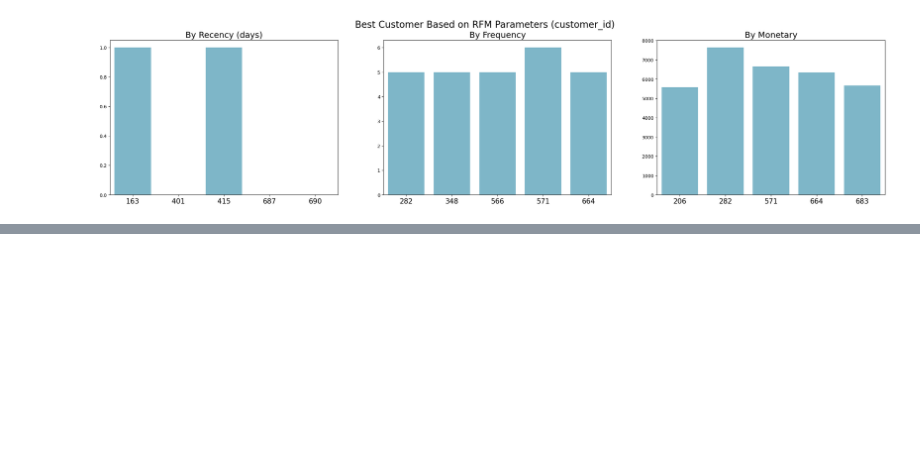
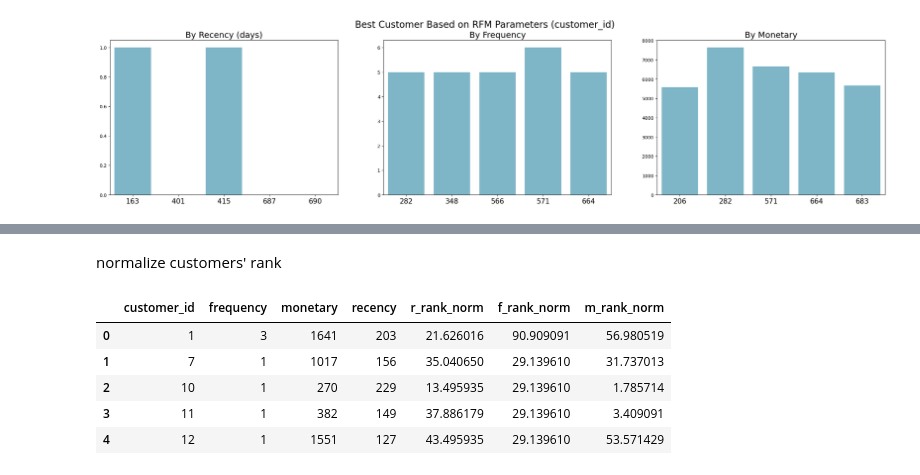
Before and after one commit to mdchrysan/shopping-analysis, a Jupyter notebook: shoppingcart_practice.ipynb, the cells around one changed output, grey strips where cells are left out. Cells and saved outputs as stored; diff of their text form; code cells hidden in the pictures; blank space fills up the shorter version.

```diff
--- a/shoppingcart_practice.ipynb
+++ b/shoppingcart_practice.ipynb
@@ -1184,0 +1200,17 @@ Passing `palette` without assigning `hue` is deprecated and will be removed in v
+# %% [markdown]
+normalize customers' rank
+# %%
+rfm_df['r_rank_norm'] = (rfm_df['r_rank'] / rfm_df['r_rank'].max()) * 100
+rfm_df['f_rank_norm'] = (rfm_df['f_rank'] / rfm_df['f_rank'].max()) * 100
+rfm_df['m_rank_norm'] = (rfm_df['m_rank'] / rfm_df['m_rank'].max()) * 100
+
+rfm_df.drop(columns=['r_rank', 'f_rank', 'm_rank'], inplace=True)
+
+rfm_df.head()
+# %% [output]
+|  | customer_id | frequency | monetary | recency | r_rank_norm | f_rank_norm | m_rank_norm |
+| 0 | 1 | 3 | 1641 | 203 | 21.626016 | 90.909091 | 56.980519 |
+| 1 | 7 | 1 | 1017 | 156 | 35.040650 | 29.139610 | 31.737013 |
+| 2 | 10 | 1 | 270 | 229 | 13.495935 | 29.139610 | 1.785714 |
+| 3 | 11 | 1 | 382 | 149 | 37.886179 | 29.139610 | 3.409091 |
+| 4 | 12 | 1 | 1551 | 127 | 43.495935 | 29.139610 | 53.571429 |
```
Also changed, not shown: parts of 10 cells of this notebook.
